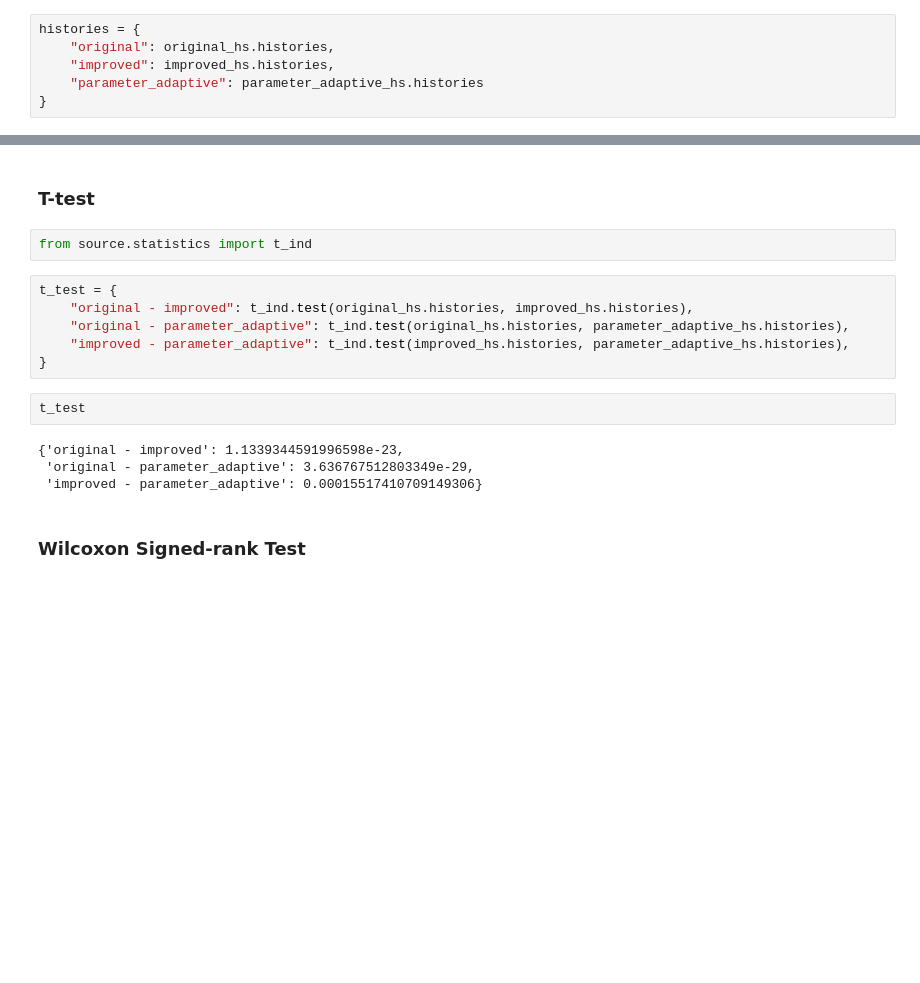
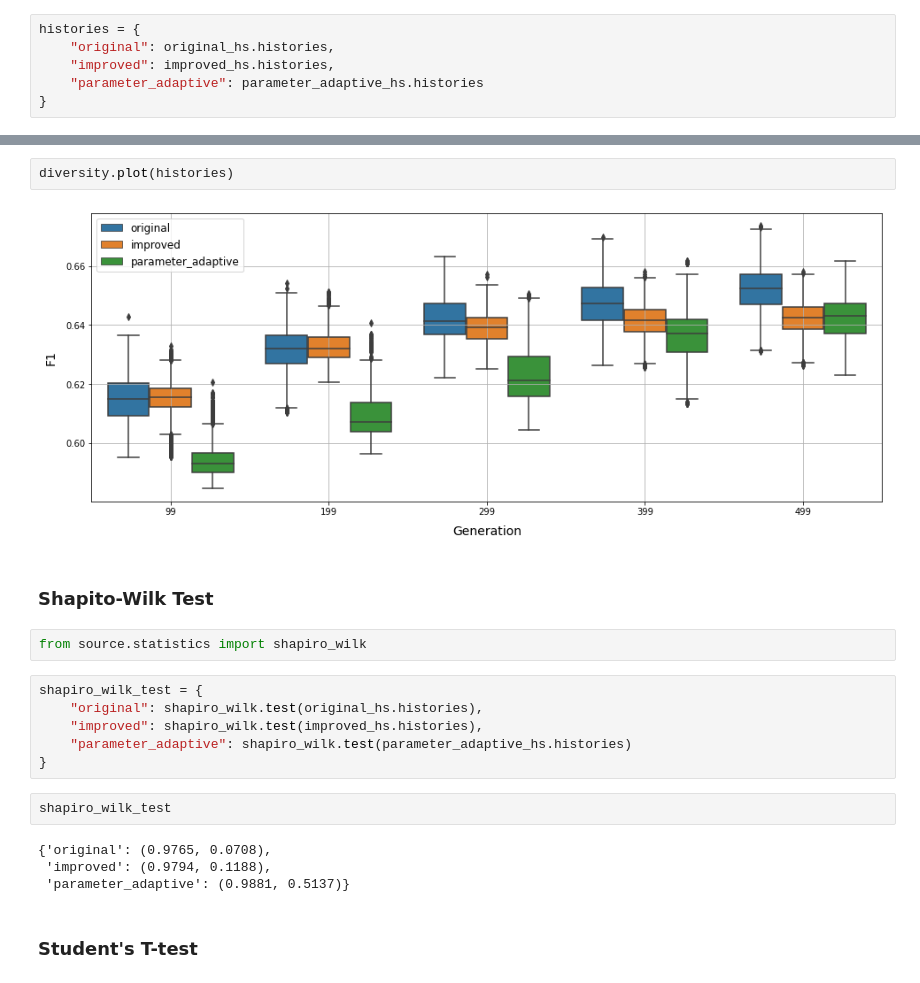
Before and after one commit to luizmanke/harmony-search-pattern-re, a Jupyter notebook: main.ipynb, the cells around one changed output, grey strips where cells are left out. Cells and saved outputs as stored; diff of their text form; blank space fills up the shorter version.

```diff
--- a/main.ipynb
+++ b/main.ipynb
@@ -227,19 +227,23 @@ trends.plot(histories)
+# %%
+diversity.plot(histories)
+# %% [output]
+[figure, added]
 # %% [markdown]
-### T-test
+### Shapito-Wilk Test
 # %%
-from source.statistics import t_ind
+from source.statistics import shapiro_wilk
 # %%
-t_test = {
-    "original - improved": t_ind.test(original_hs.histories, improved_hs.histories),
-    "original - parameter_adaptive": t_ind.test(original_hs.histories, parameter_adaptive_hs.histories),
-    "improved - parameter_adaptive": t_ind.test(improved_hs.histories, parameter_adaptive_hs.histories),
+shapiro_wilk_test = {
+    "original": shapiro_wilk.test(original_hs.histories),
+    "improved": shapiro_wilk.test(improved_hs.histories),
+    "parameter_adaptive": shapiro_wilk.test(parameter_adaptive_hs.histories)
 }
 # %%
-t_test
+shapiro_wilk_test
 # %% [output]
-{'original - improved': 1.1339344591996598e-23,
- 'original - parameter_adaptive': 3.636767512803349e-29,
- 'improved - parameter_adaptive': 0.00015517410709149306}
+{'original': (0.9765, 0.0708),
+ 'improved': (0.9794, 0.1188),
+ 'parameter_adaptive': (0.9881, 0.5137)}
 # %% [markdown]
-### Wilcoxon Signed-rank Test
+### Student's T-test
 # %%
```
Also changed, not shown: parts of 8 cells of this notebook.
